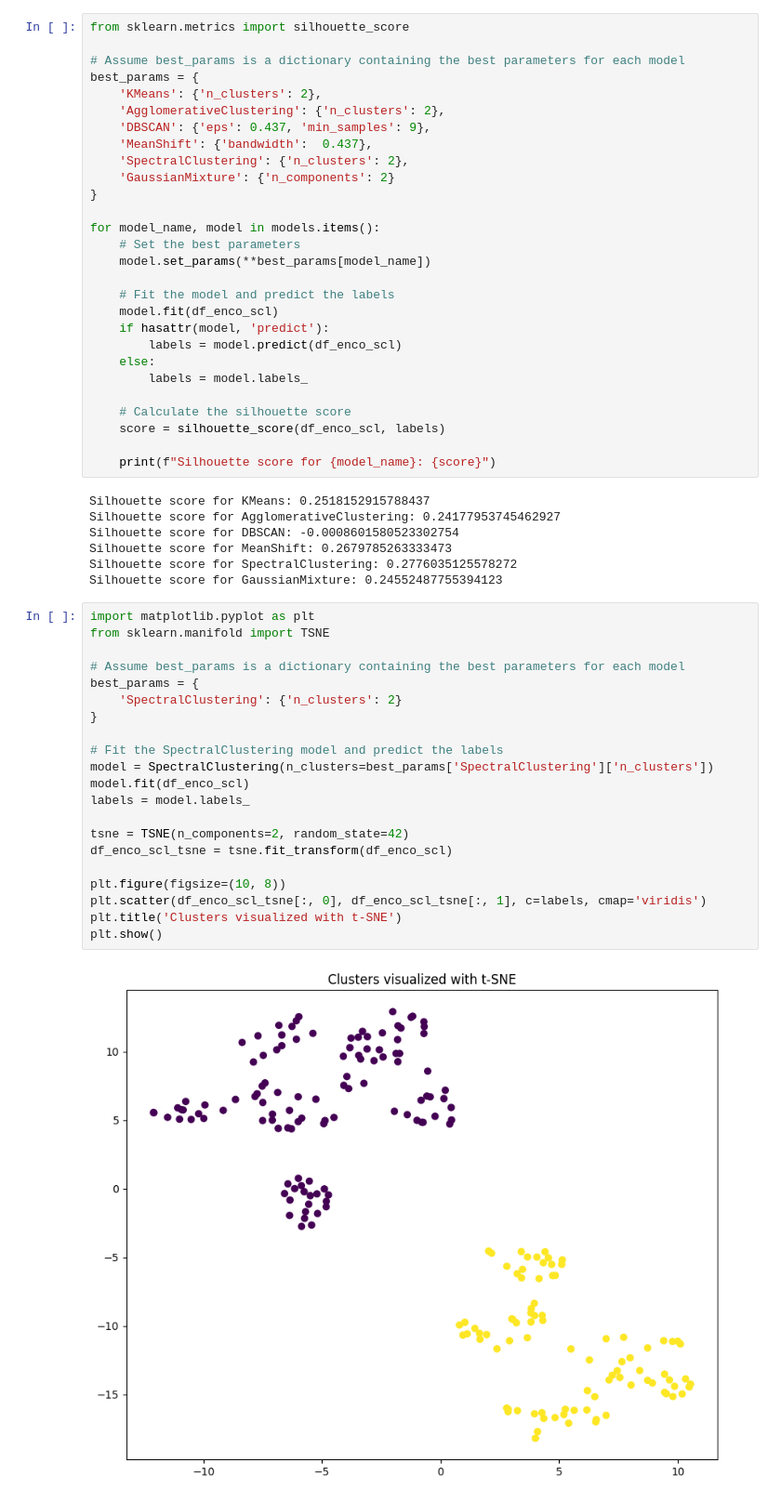
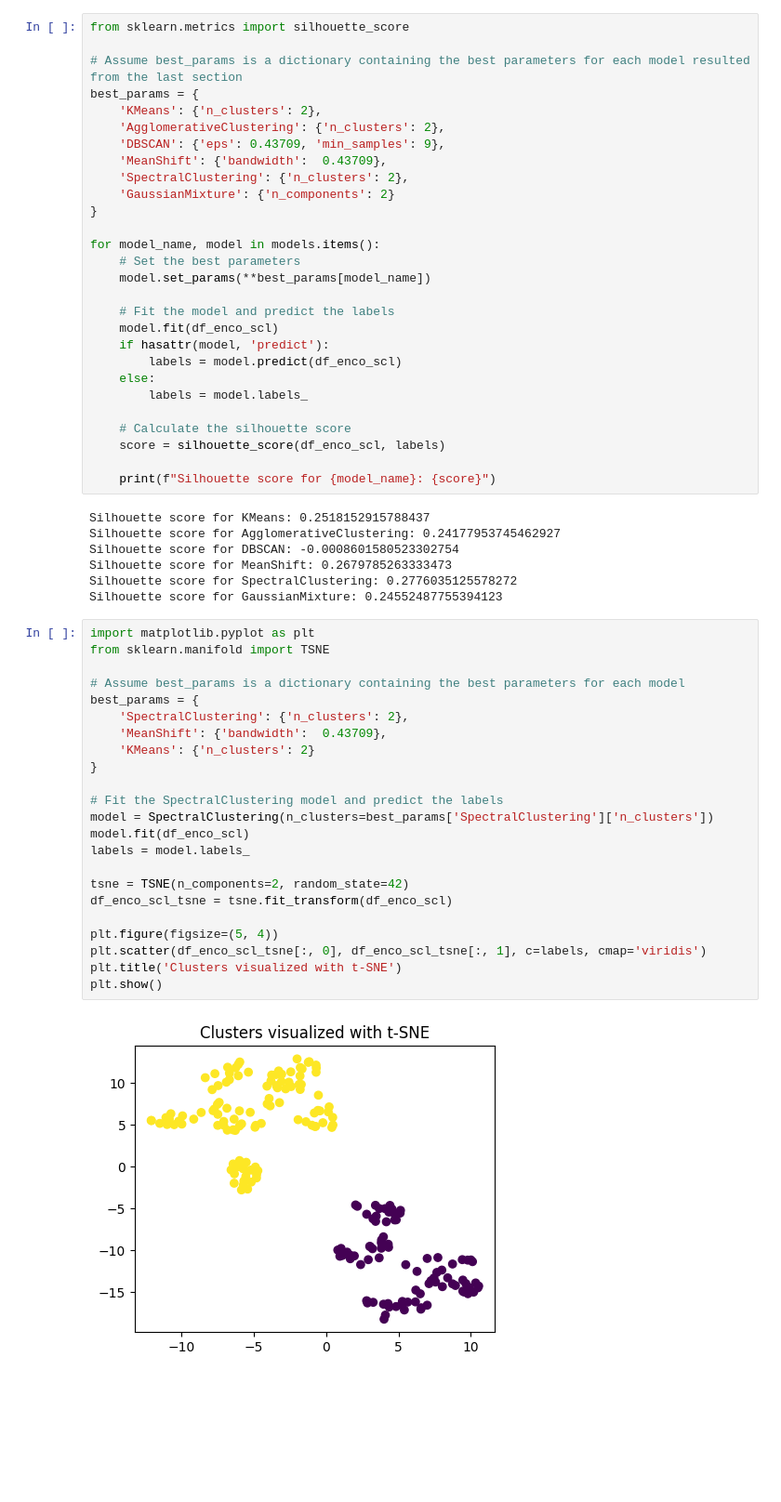
Before and after one commit to essiesalari/Mall-Customers-ML, a Jupyter notebook: Mall Customers ML Project.ipynb, the cells around one changed output. Shown: that part at 93% size. Saved outputs shown, nothing was run; the diff lists cells and outputs as text; blank space fills up the shorter version.

```diff
--- a/Mall Customers ML Project.ipynb
+++ b/Mall Customers ML Project.ipynb
@@ -174,12 +183,12 @@ for model_name, model in models.items():
 # %%
 from sklearn.metrics import silhouette_score
 
-# Assume best_params is a dictionary containing the best parameters for each model
+# Assume best_params is a dictionary containing the best parameters for each model resulted from the last section
 best_params = {
     'KMeans': {'n_clusters': 2},
     'AgglomerativeClustering': {'n_clusters': 2},
-    'DBSCAN': {'eps': 0.437, 'min_samples': 9},
-    'MeanShift': {'bandwidth':  0.437},
+    'DBSCAN': {'eps': 0.43709, 'min_samples': 9},
+    'MeanShift': {'bandwidth':  0.43709},
     'SpectralClustering': {'n_clusters': 2},
     'GaussianMixture': {'n_components': 2}
 }
@@ -209,23 +218,25 @@ Silhouette score for GaussianMixture: 0.24552487755394123
 # %%
 import matplotlib.pyplot as plt
 from sklearn.manifold import TSNE
 
 # Assume best_params is a dictionary containing the best parameters for each model
 best_params = {
-    'SpectralClustering': {'n_clusters': 2}
+    'SpectralClustering': {'n_clusters': 2},
+    'MeanShift': {'bandwidth':  0.43709},
+    'KMeans': {'n_clusters': 2}
 }
 
 # Fit the SpectralClustering model and predict the labels
 model = SpectralClustering(n_clusters=best_params['SpectralClustering']['n_clusters'])
 model.fit(df_enco_scl)
 labels = model.labels_
 
 tsne = TSNE(n_components=2, random_state=42)
 df_enco_scl_tsne = tsne.fit_transform(df_enco_scl)
 
-plt.figure(figsize=(10, 8))
+plt.figure(figsize=(5, 4))
 plt.scatter(df_enco_scl_tsne[:, 0], df_enco_scl_tsne[:, 1], c=labels, cmap='viridis')
 plt.title('Clusters visualized with t-SNE')
 plt.show()
 # %% [output]
-[figure, old version]
+[figure, new version]
```
Also changed, not shown: parts of 5 cells of this notebook.
